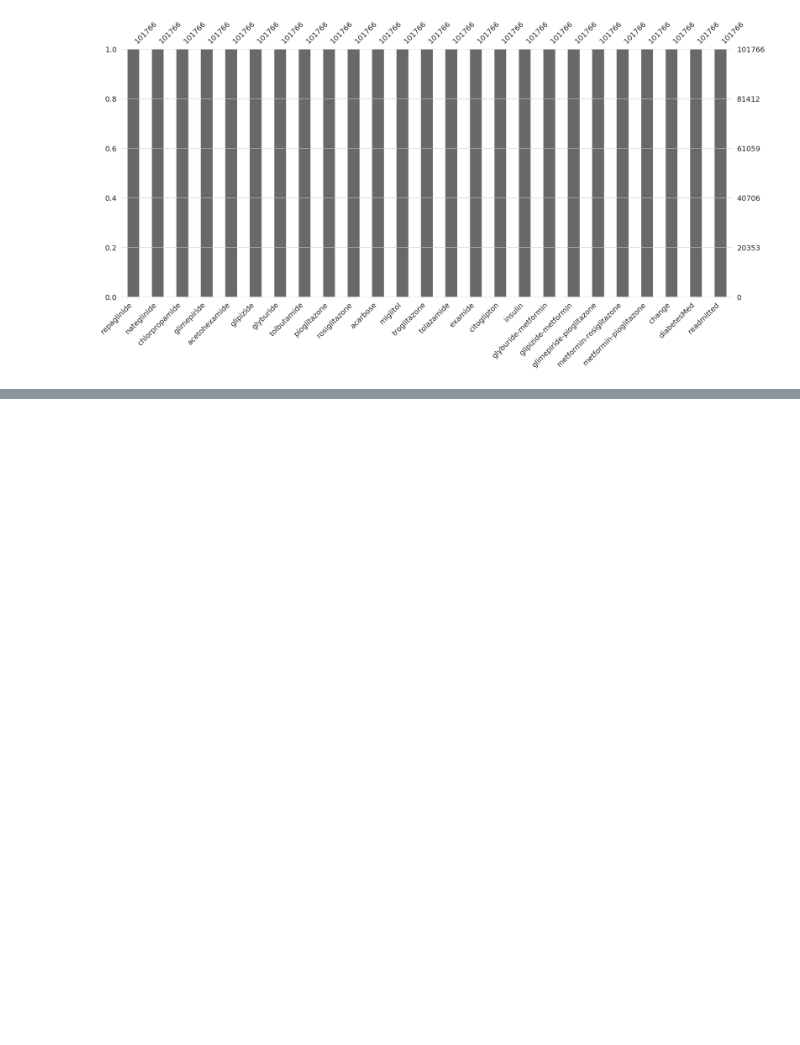
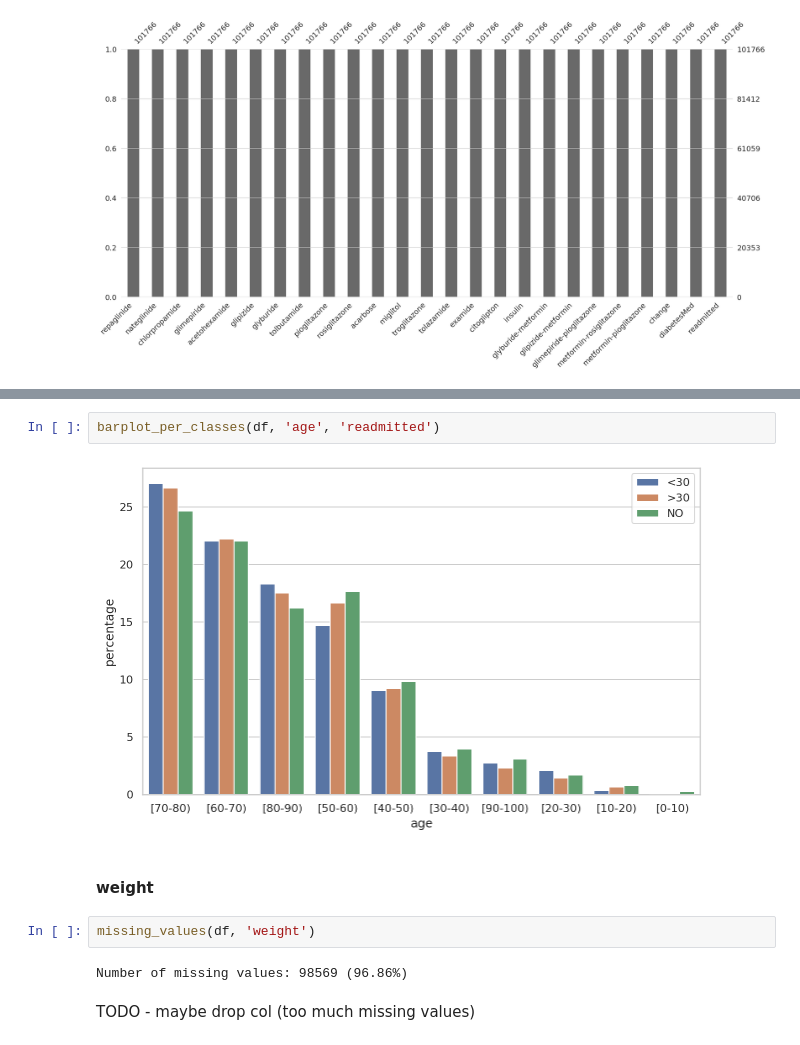
Before and after one commit to pmacinec/diabetes-patients-readmissions-prediction, a Jupyter notebook: notebooks/0_data_analysis.ipynb, the cells around one changed output, grey strips where cells are left out. Saved outputs shown, nothing was run; the diff lists cells and outputs as text; blank space fills up the shorter version.

```diff
--- a/notebooks/0_data_analysis.ipynb
+++ b/notebooks/0_data_analysis.ipynb
@@ -130,0 +269,12 @@ for columns in column_groups:
+# %%
+barplot_per_classes(df, 'age', 'readmitted')
+# %% [output]
+[figure, added]
+# %% [markdown]
+#### weight
+# %%
+missing_values(df, 'weight')
+# %% [output]
+Number of missing values: 98569 (96.86%)
+# %% [markdown]
+TODO - maybe drop col (too much missing values)
```
Also changed, not shown: parts of 39 cells of this notebook.
